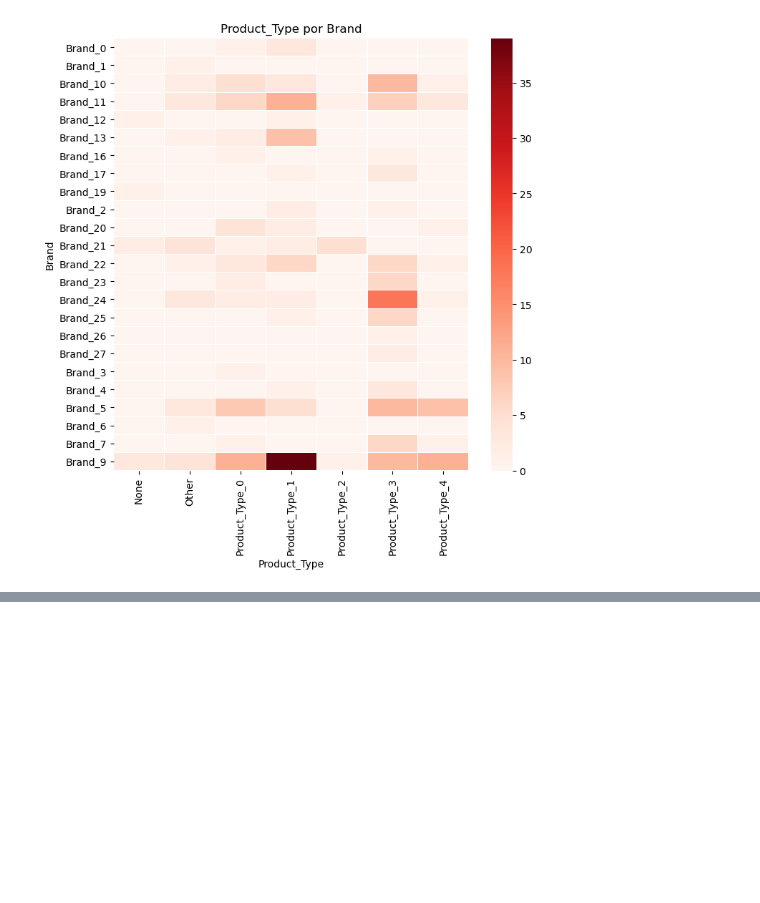
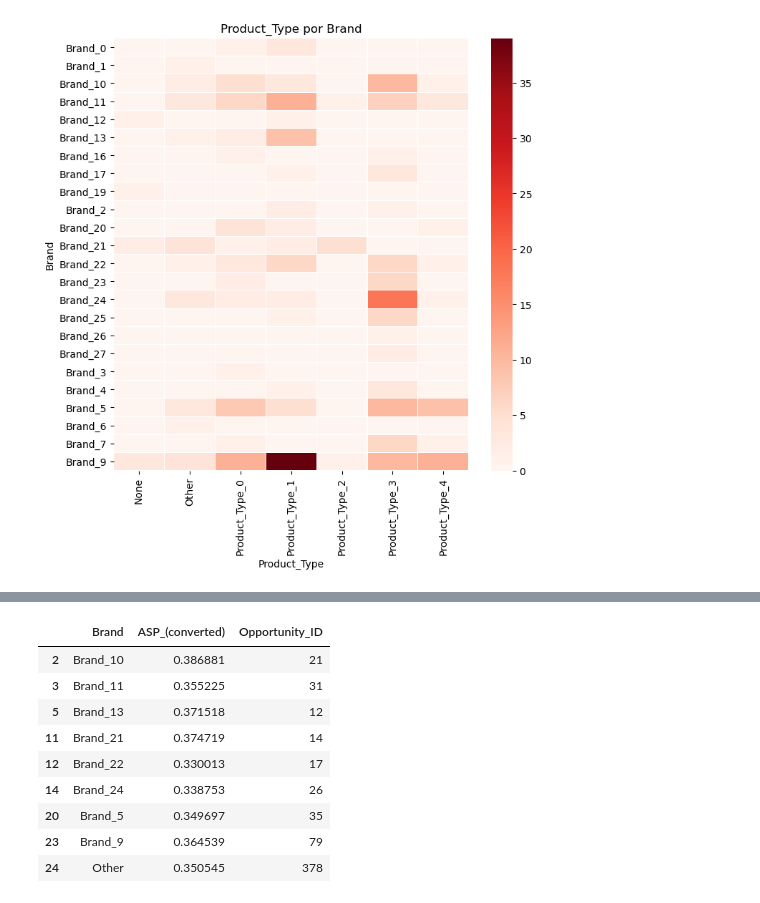
Before and after one commit to RiedelNicolas/75.06-2C2020-TP1, a Jupyter notebook: Brand Analysis.ipynb, the cells around one changed output, grey strips where cells are left out. Saved outputs shown, nothing was run; the diff lists cells and outputs as text; code cells hidden in the pictures; blank space fills up the shorter version.

```diff
--- a/Brand Analysis.ipynb
+++ b/Brand Analysis.ipynb
@@ -168,0 +216,14 @@ plt.show()
+# %%
+brandsVsASP = brandsVsASP[brandsVsASP["Opportunity_ID"] > 10]
+brandsVsASP
+# %% [output]
+|  | Brand | ASP_(converted) | Opportunity_ID |
+| 2 | Brand_10 | 0.386881 | 21 |
+| 3 | Brand_11 | 0.355225 | 31 |
+| 5 | Brand_13 | 0.371518 | 12 |
+| 11 | Brand_21 | 0.374719 | 14 |
+| 12 | Brand_22 | 0.330013 | 17 |
+| 14 | Brand_24 | 0.338753 | 26 |
+| 20 | Brand_5 | 0.349697 | 35 |
+| 23 | Brand_9 | 0.364539 | 79 |
+| 24 | Other | 0.350545 | 378 |
```
Also changed, not shown: parts of 4 cells of this notebook.
